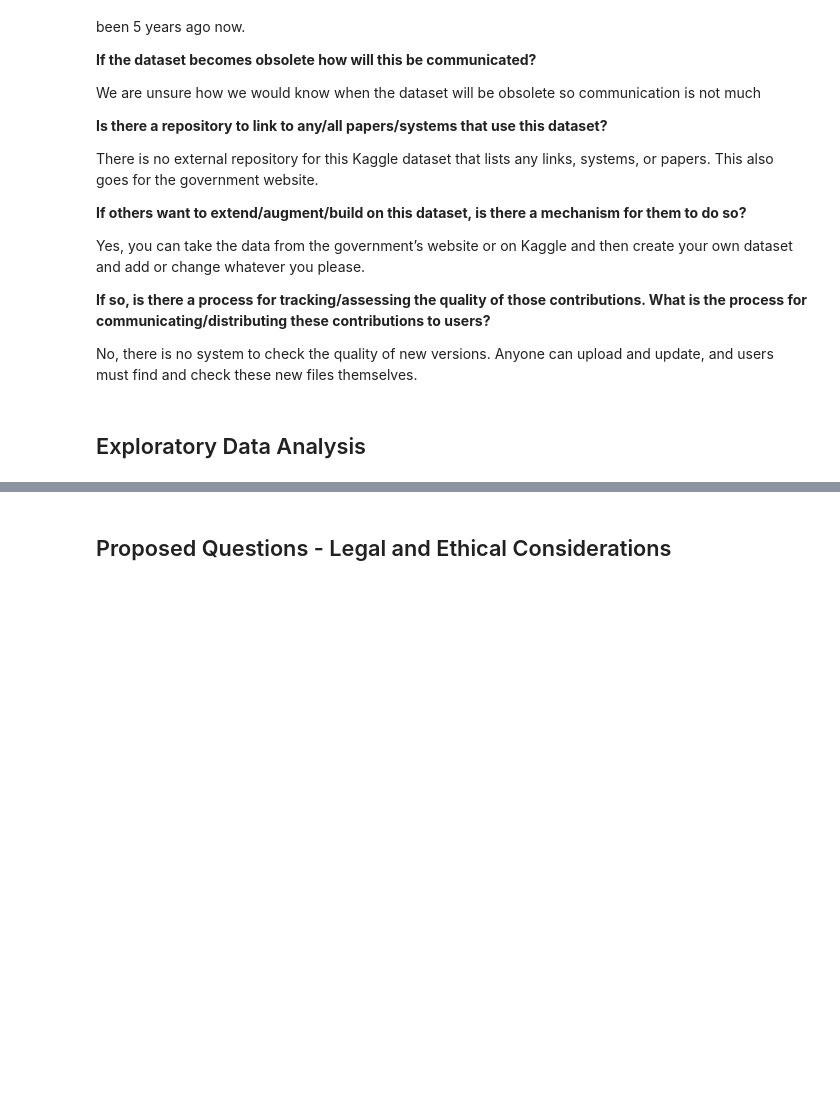
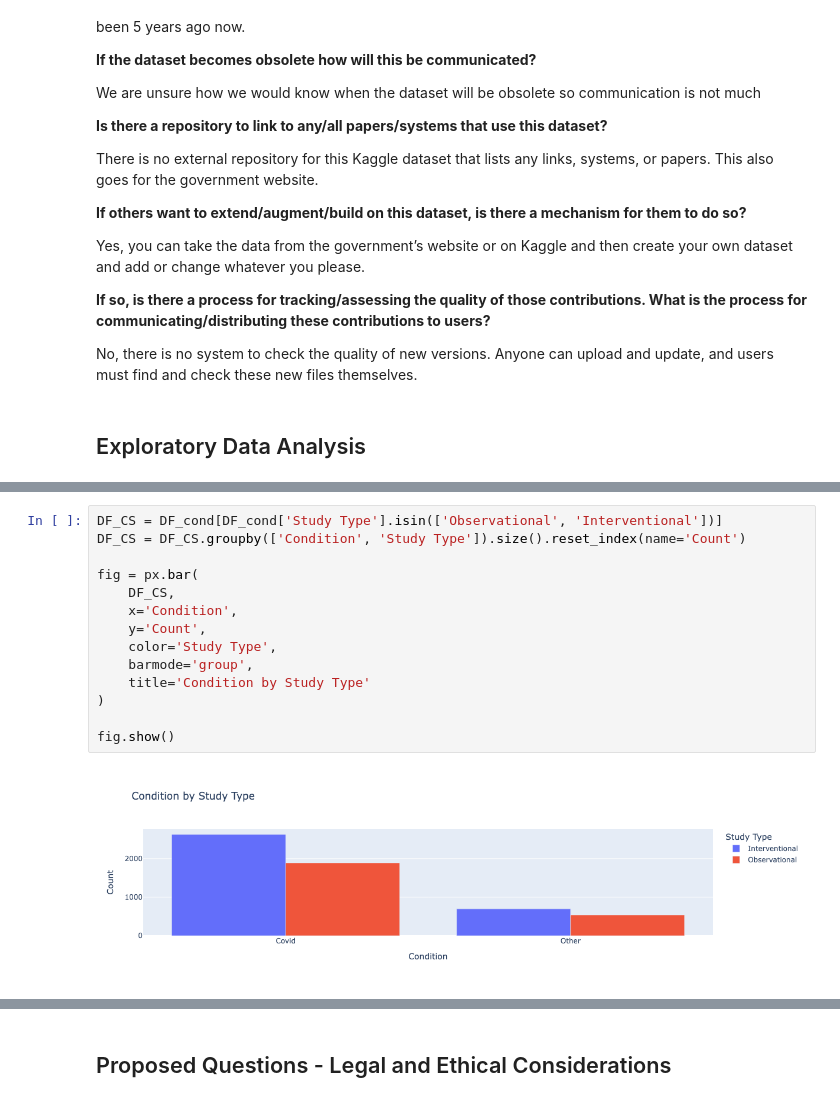
Before and after one commit to DCard2512/GroupProjectData101, a Jupyter notebook: mainProject.ipynb, the cells around one changed output, grey strips where cells are left out. Saved outputs shown, nothing was run; the diff lists cells and outputs as text; blank space fills up the shorter version.

```diff
--- a/mainProject.ipynb
+++ b/mainProject.ipynb
@@ -162,0 +291,16 @@ No, there is no system to check the quality of new versions. Anyone can upload a
+# %%
+DF_CS = DF_cond[DF_cond['Study Type'].isin(['Observational', 'Interventional'])]
+DF_CS = DF_CS.groupby(['Condition', 'Study Type']).size().reset_index(name='Count')
+
+fig = px.bar(
+    DF_CS,
+    x='Condition',
+    y='Count',
+    color='Study Type',
+    barmode='group',
+    title='Condition by Study Type'
+)
+
+fig.show()
+# %% [output]
+[figure, added]
```
Also changed, not shown: parts of 13 cells of this notebook, 1 other file.
